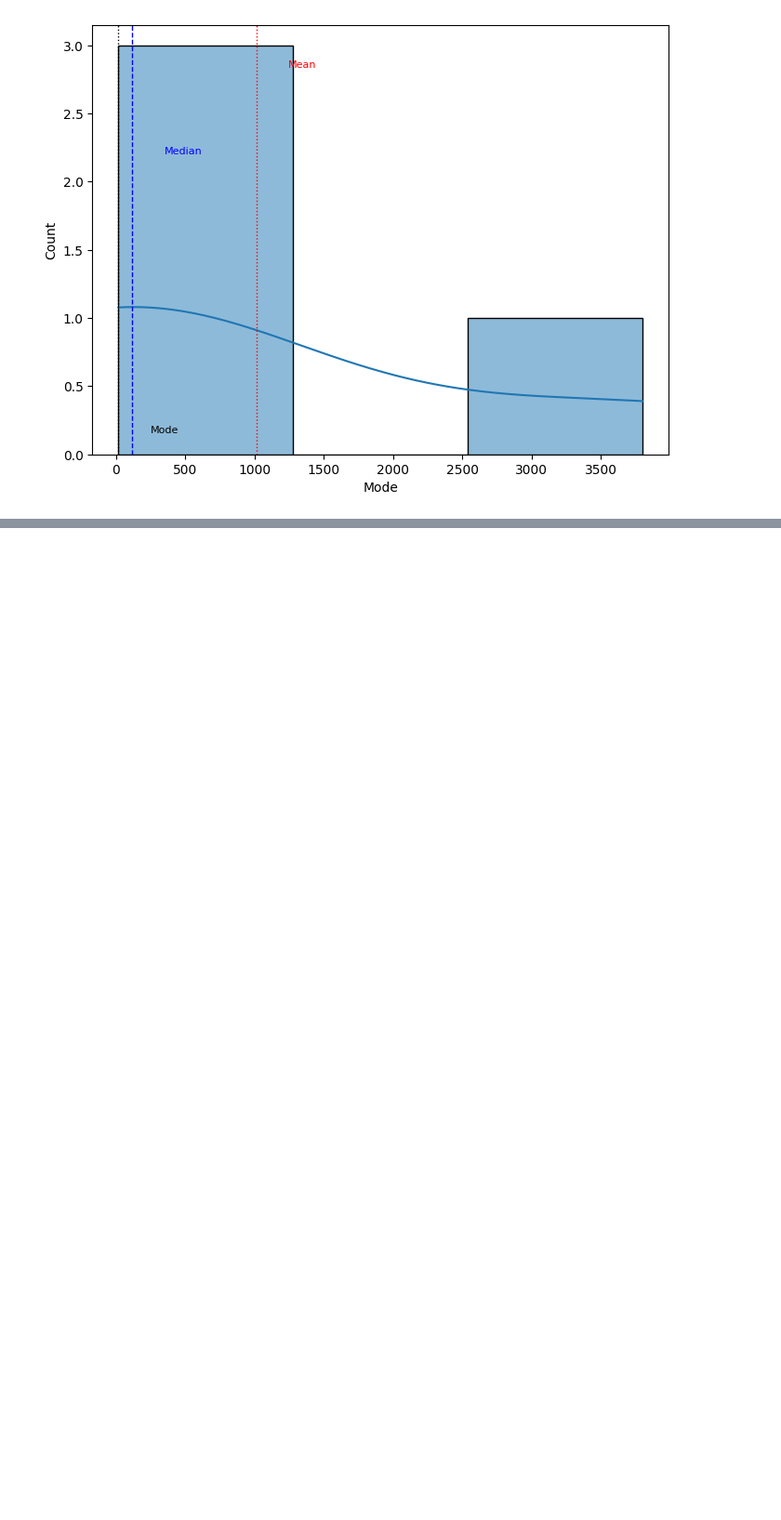
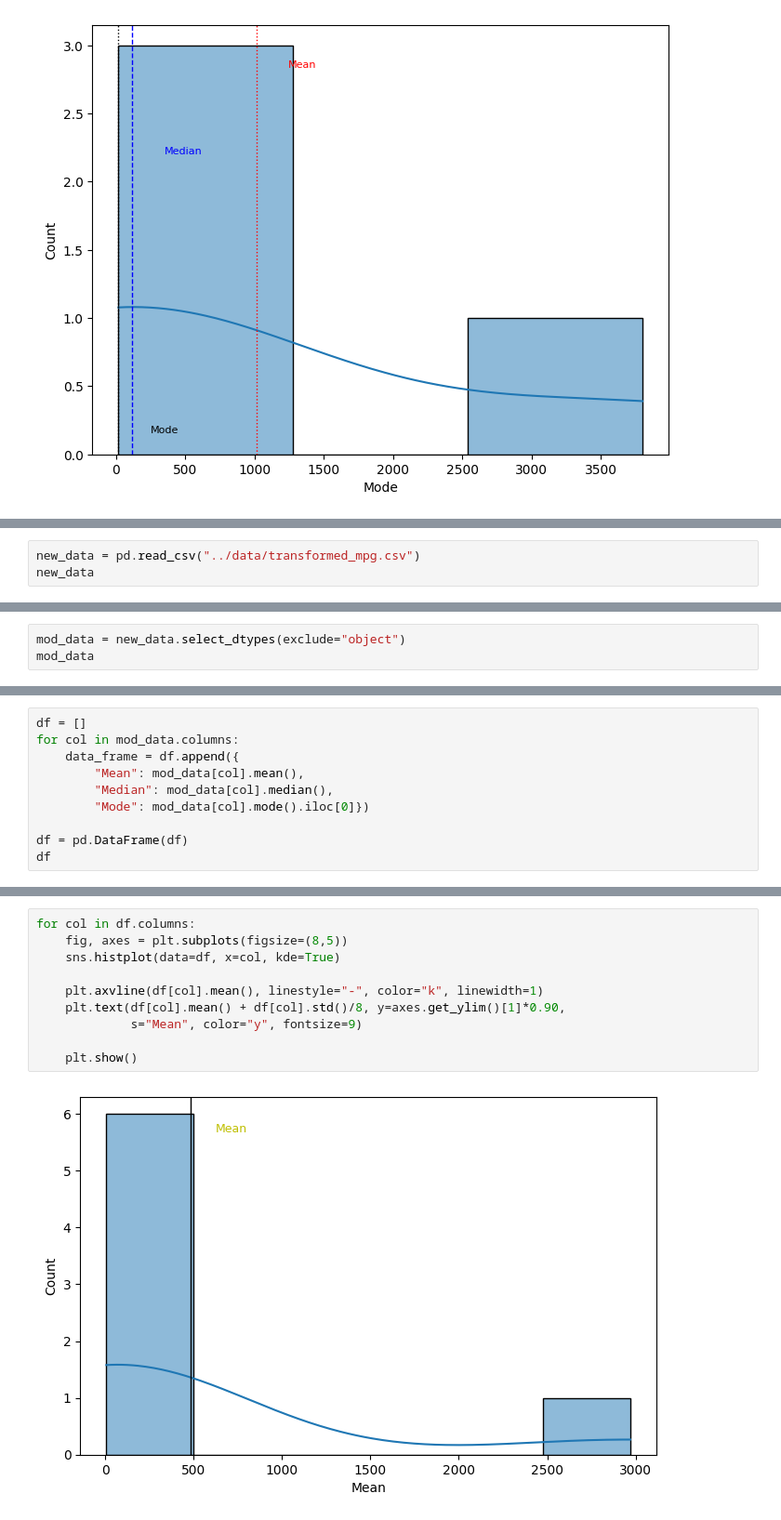
Before and after one commit to narendran-manoharan/data_analytics_and_ai, a Jupyter notebook: practice/stats/central_tendancy_practice.ipynb, the cells around one changed output, grey strips where cells are left out. Shown at 93% size. Saved outputs shown, nothing was run; the diff lists cells and outputs as text; blank space fills up the shorter version.

```diff
--- a/practice/stats/central_tendancy_practice.ipynb
+++ b/practice/stats/central_tendancy_practice.ipynb
@@ -92,0 +156,3 @@ for col in df1.columns:
+# %%
+new_data = pd.read_csv("../data/transformed_mpg.csv")
+new_data
@@ -92,0 +215,3 @@ for col in df1.columns:
+# %%
+mod_data = new_data.select_dtypes(exclude="object")
+mod_data
@@ -92,0 +232,10 @@ for col in df1.columns:
+# %%
+df = []
+for col in mod_data.columns:
+    data_frame = df.append({
+        "Mean": mod_data[col].mean(),
+        "Median": mod_data[col].median(),
+        "Mode": mod_data[col].mode().iloc[0]})
+
+df = pd.DataFrame(df)
+df
@@ -92,0 +251,12 @@ for col in df1.columns:
+# %%
+for col in df.columns:
+    fig, axes = plt.subplots(figsize=(8,5))
+    sns.histplot(data=df, x=col, kde=True)
+
+    plt.axvline(df[col].mean(), linestyle="-", color="k", linewidth=1)
+    plt.text(df[col].mean() + df[col].std()/8, y=axes.get_ylim()[1]*0.90,
+             s="Mean", color="y", fontsize=9)
+
+    plt.show()
+# %% [output]
+[figure, added]
```
Also changed, not shown: parts of 14 cells of this notebook.
